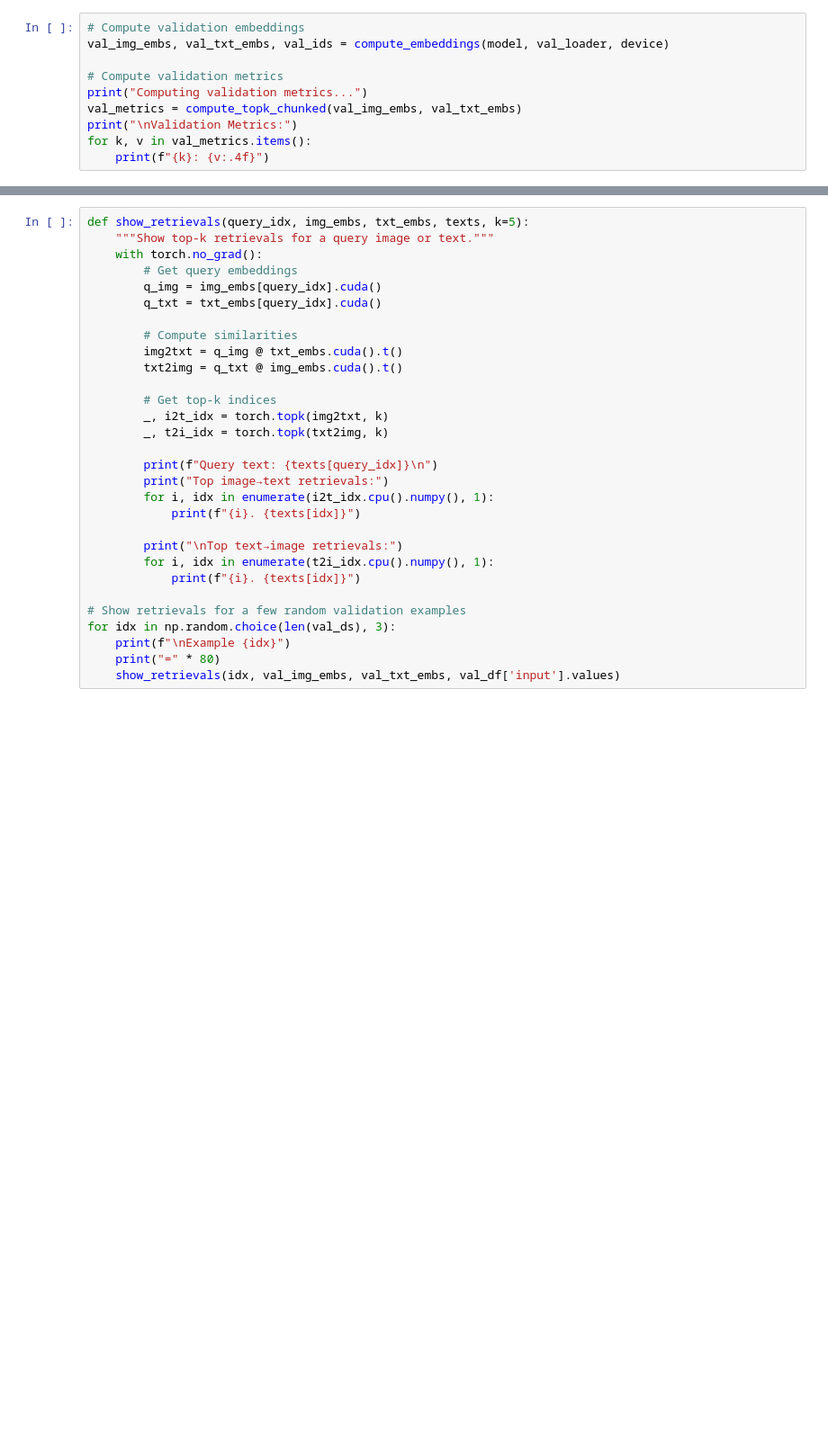
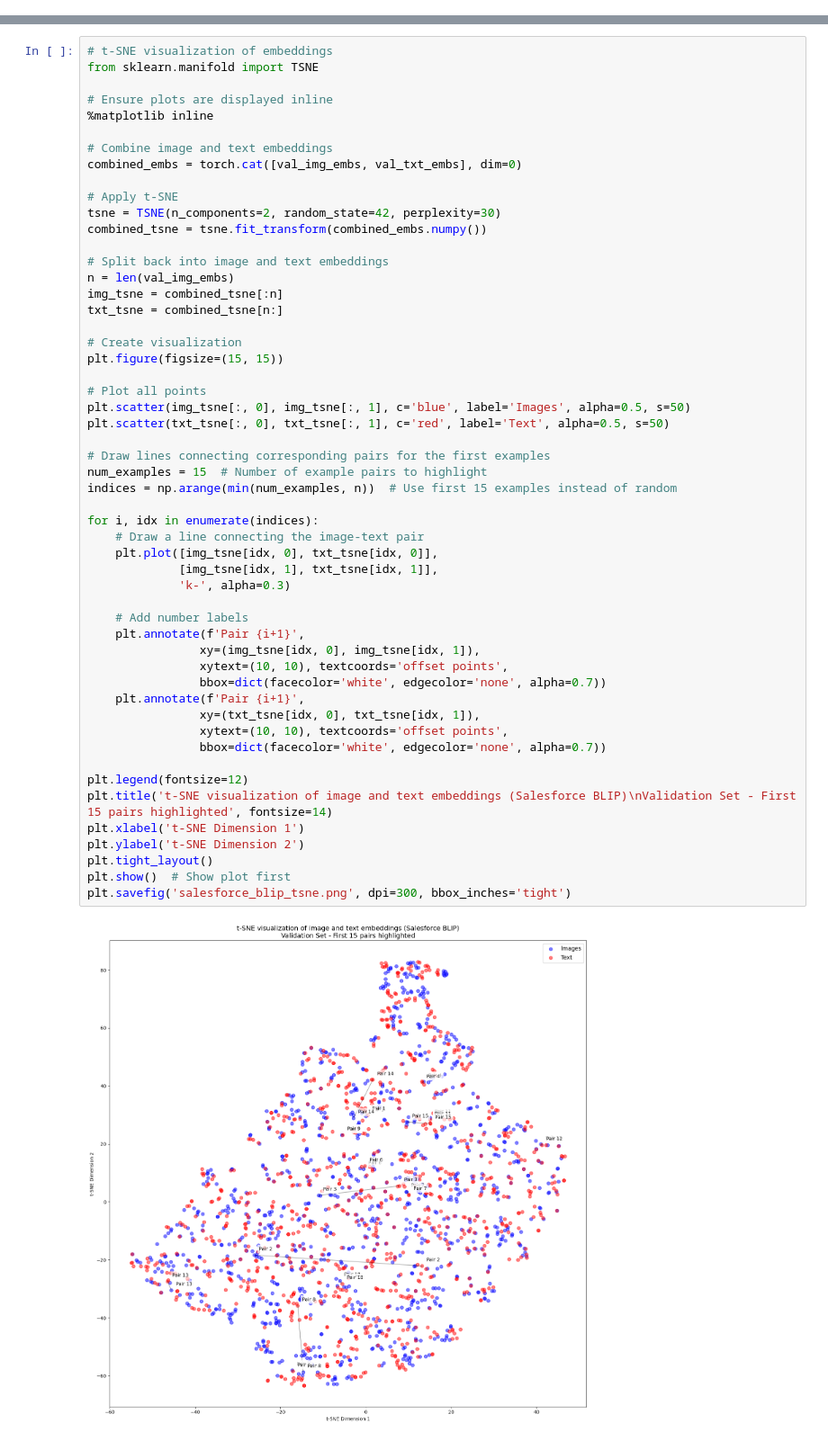
Before and after one commit to mntalha/MaterialVision, a Jupyter notebook: models/Salesforce/eval_blip.ipynb, the cells around one changed output, grey strips where cells are left out. Shown at 90% size. Cells and saved outputs as stored; diff of their text form; blank space fills up the shorter version.

```diff
--- a/models/Salesforce/eval_blip.ipynb
+++ b/models/Salesforce/eval_blip.ipynb
@@ -203,10 +267,0 @@ Let's first evaluate on the validation set to get Top-1/5/10 retrieval metrics.
-# %%
-# Compute validation embeddings
-val_img_embs, val_txt_embs, val_ids = compute_embeddings(model, val_loader, device)
-
-# Compute validation metrics
-print("Computing validation metrics...")
-val_metrics = compute_topk_chunked(val_img_embs, val_txt_embs)
-print("\nValidation Metrics:")
-for k, v in val_metrics.items():
-    print(f"{k}: {v:.4f}")
@@ -260,31 +272,55 @@ Let's look at some example retrievals from the validation set to qualitatively a
 # %%
-def show_retrievals(query_idx, img_embs, txt_embs, texts, k=5):
-    """Show top-k retrievals for a query image or text."""
-    with torch.no_grad():
-        # Get query embeddings
-        q_img = img_embs[query_idx].cuda()
-        q_txt = txt_embs[query_idx].cuda()
+# t-SNE visualization of embeddings
+from sklearn.manifold import TSNE
 
-        # Compute similarities
-        img2txt = q_img @ txt_embs.cuda().t()
-        txt2img = q_txt @ img_embs.cuda().t()
+# Ensure plots are displayed inline
+%matplotlib inline
 
-        # Get top-k indices
-        _, i2t_idx = torch.topk(img2txt, k)
-        _, t2i_idx = torch.topk(txt2img, k)
+# Combine image and text embeddings
+combined_embs = torch.cat([val_img_embs, val_txt_embs], dim=0)
 
-        print(f"Query text: {texts[query_idx]}\n")
-        print("Top image→text retrievals:")
-        for i, idx in enumerate(i2t_idx.cpu().numpy(), 1):
-            print(f"{i}. {texts[idx]}")
+# Apply t-SNE
+tsne = TSNE(n_components=2, random_state=42, perplexity=30)
+combined_tsne = tsne.fit_transform(combined_embs.numpy())
 
-        print("\nTop text→image retrievals:")
-        for i, idx in enumerate(t2i_idx.cpu().numpy(), 1):
-            print(f"{i}. {texts[idx]}")
+# Split back into image and text embeddings
+n = len(val_img_embs)
+img_tsne = combined_tsne[:n]
+txt_tsne = combined_tsne[n:]
 
-# Show retrievals for a few random validation examples
-for idx in np.random.choice(len(val_ds), 3):
-    print(f"\nExample {idx}")
-    print("=" * 80)
-    show_retrievals(idx, val_img_embs, val_txt_embs, val_df['input'].values)
+# Create visualization
+plt.figure(figsize=(15, 15))
+
+# Plot all points
+plt.scatter(img_tsne[:, 0], img_tsne[:, 1], c='blue', label='Images', alpha=0.5, s=50)
+plt.scatter(txt_tsne[:, 0], txt_tsne[:, 1], c='red', label='Text', alpha=0.5, s=50)
+
+# Draw lines connecting corresponding pairs for the first examples
+num_examples = 15  # Number of example pairs to highlight
+indices = np.arange(min(num_examples, n))  # Use first 15 examples instead of random
+
+for i, idx in enumerate(indices):
+    # Draw a line connecting the image-text pair
+    plt.plot([img_tsne[idx, 0], txt_tsne[idx, 0]],
+             [img_tsne[idx, 1], txt_tsne[idx, 1]],
+             'k-', alpha=0.3)
+
+    # Add number labels
+    plt.annotate(f'Pair {i+1}',
+                xy=(img_tsne[idx, 0], img_tsne[idx, 1]),
+                xytext=(10, 10), textcoords='offset points',
+                bbox=dict(facecolor='white', edgecolor='none', alpha=0.7))
+    plt.annotate(f'Pair {i+1}',
+                xy=(txt_tsne[idx, 0], txt_tsne[idx, 1]),
+                xytext=(10, 10), textcoords='offset points',
+                bbox=dict(facecolor='white', edgecolor='none', alpha=0.7))
+
+plt.legend(fontsize=12)
+plt.title('t-SNE visualization of image and text embeddings (Salesforce BLIP)\nValidation Set - First 15 pairs highlighted', fontsize=14)
+plt.xlabel('t-SNE Dimension 1')
+plt.ylabel('t-SNE Dimension 2')
+plt.tight_layout()
+plt.show()  # Show plot first
+plt.savefig('salesforce_blip_tsne.png', dpi=300, bbox_inches='tight')
 # %% [output]
+[figure, added]
```
Also changed, not shown: parts of 19 cells of this notebook, 18 other files.
